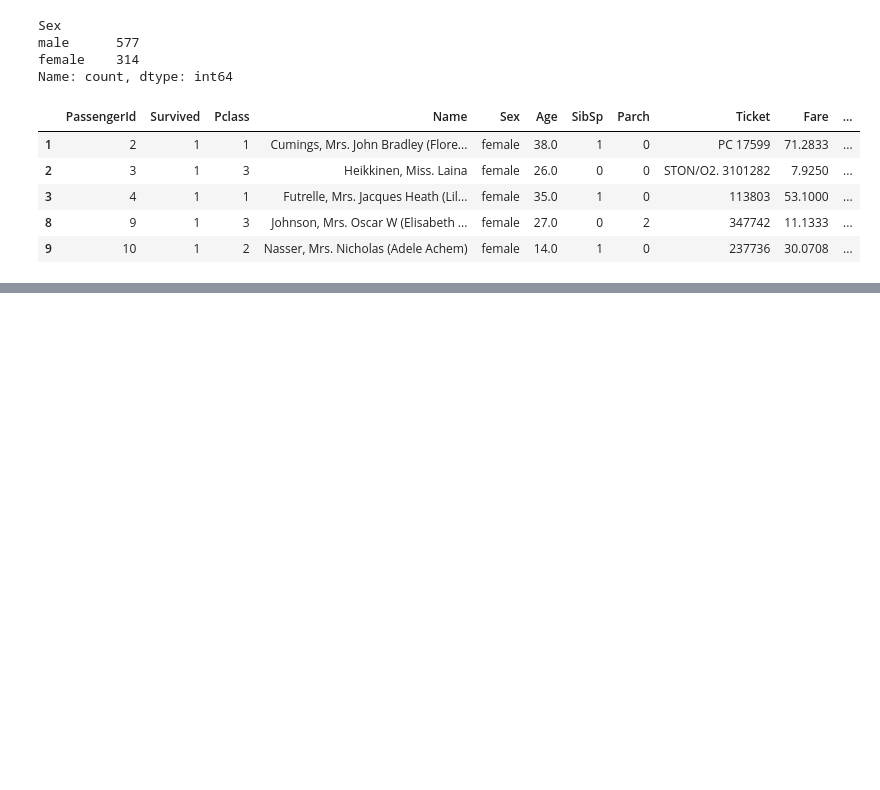
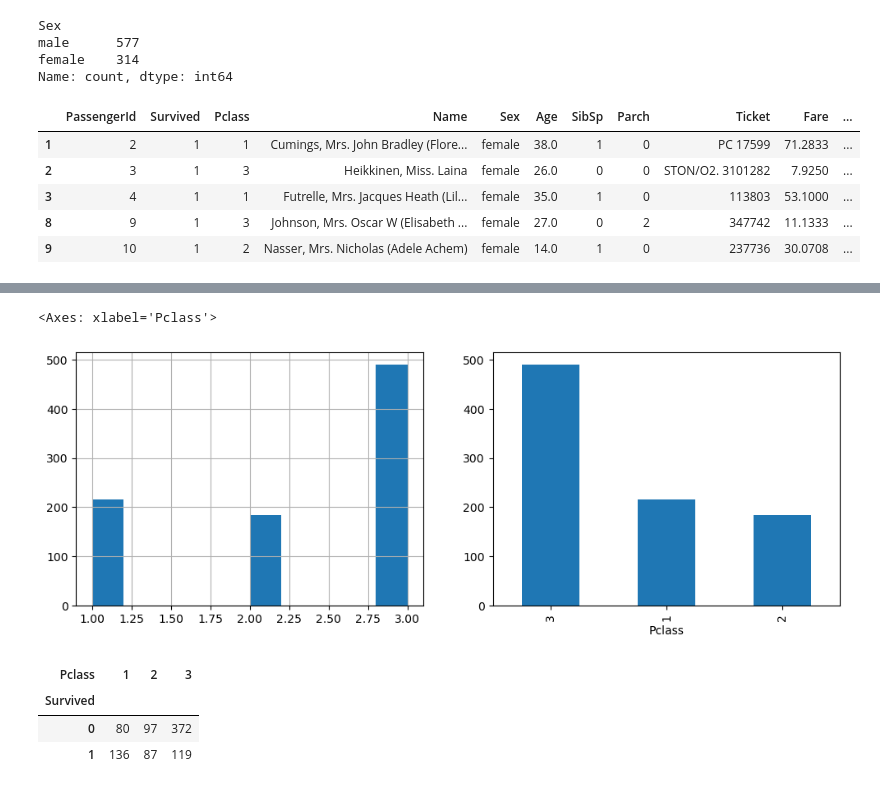
Before and after one commit to m-Masa247/Kaggle, a Jupyter notebook: Titanic/src.ipynb, the cells around one changed output, grey strips where cells are left out. Cells and saved outputs as stored; diff of their text form; code cells hidden in the pictures; blank space fills up the shorter version.

```diff
--- a/Titanic/src.ipynb
+++ b/Titanic/src.ipynb
@@ -153,0 +166,20 @@ train_csv[train_csv['Survived'] == 1].head()
+# %%
+# 複数プロットしたい場合、plt.subplots(行数,列数) で取得したax行列を使用する
+fig, ax = plt.subplots(1, 2, figsize=(12,4))
+
+# ヒストグラム（範囲内での頻度）
+train_csv['Pclass'].hist(ax=ax[0])
+
+# カテゴリ単位の棒グラフ
+train_csv['Pclass'].value_counts().plot.bar(ax=ax[1])
+# %% [output]
+<Axes: xlabel='Pclass'>
+[figure, added]
+# %%
+# クロス集計
+pd.crosstab(train_csv['Survived'], train_csv['Pclass'])
+# %% [output]
+| Pclass | 1 | 2 | 3 |
+| Survived |  |  |  |
+| 0 | 80 | 97 | 372 |
+| 1 | 136 | 87 | 119 |
```
Also changed, not shown: parts of 2 cells of this notebook.
